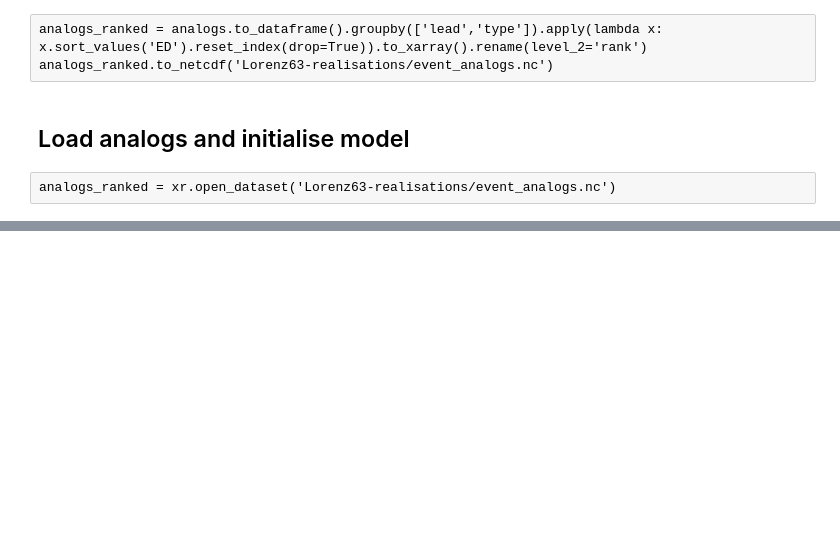
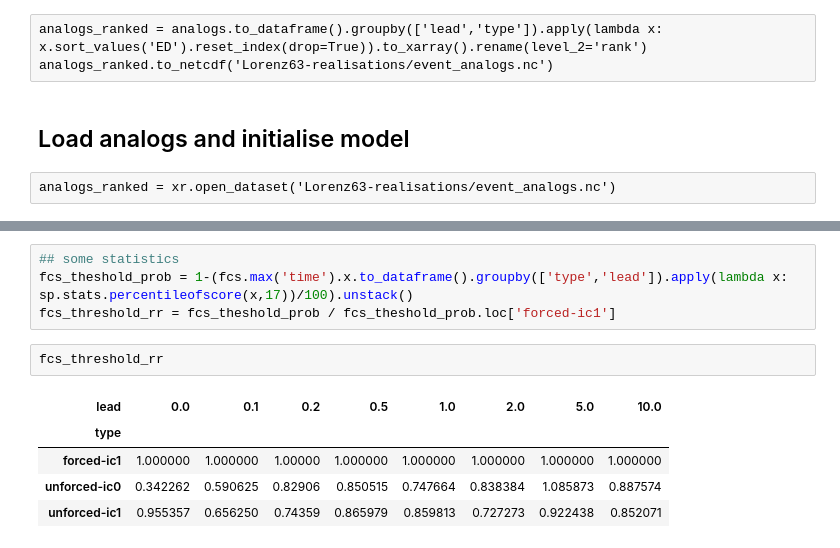
Before and after one commit to njleach/Thesis, a Jupyter notebook: Introduction/Figures/initialised-lorenz.ipynb, the cells around one changed output, grey strips where cells are left out. Cells and saved outputs as stored; diff of their text form; blank space fills up the shorter version.

```diff
--- a/Introduction/Figures/initialised-lorenz.ipynb
+++ b/Introduction/Figures/initialised-lorenz.ipynb
@@ -233,0 +238,12 @@ sn.relplot(data=fcs[['x','y']].to_dataframe().reset_index(),x='time',y='x',hue='
+# %%
+## some statistics
+fcs_theshold_prob = 1-(fcs.max('time').x.to_dataframe().groupby(['type','lead']).apply(lambda x: sp.stats.percentileofscore(x,17))/100).unstack()
+fcs_threshold_rr = fcs_theshold_prob / fcs_theshold_prob.loc['forced-ic1']
+# %%
+fcs_threshold_rr
+# %% [output]
+| lead | 0.0 | 0.1 | 0.2 | 0.5 | 1.0 | 2.0 | 5.0 | 10.0 |
+| type |  |  |  |  |  |  |  |  |
+| forced-ic1 | 1.000000 | 1.000000 | 1.00000 | 1.000000 | 1.000000 | 1.000000 | 1.000000 | 1.000000 |
+| unforced-ic0 | 0.342262 | 0.590625 | 0.82906 | 0.850515 | 0.747664 | 0.838384 | 1.085873 | 0.887574 |
+| unforced-ic1 | 0.955357 | 0.656250 | 0.74359 | 0.865979 | 0.859813 | 0.727273 | 0.922438 | 0.852071 |
```
Also changed, not shown: parts of 4 cells of this notebook, 4 other files.
